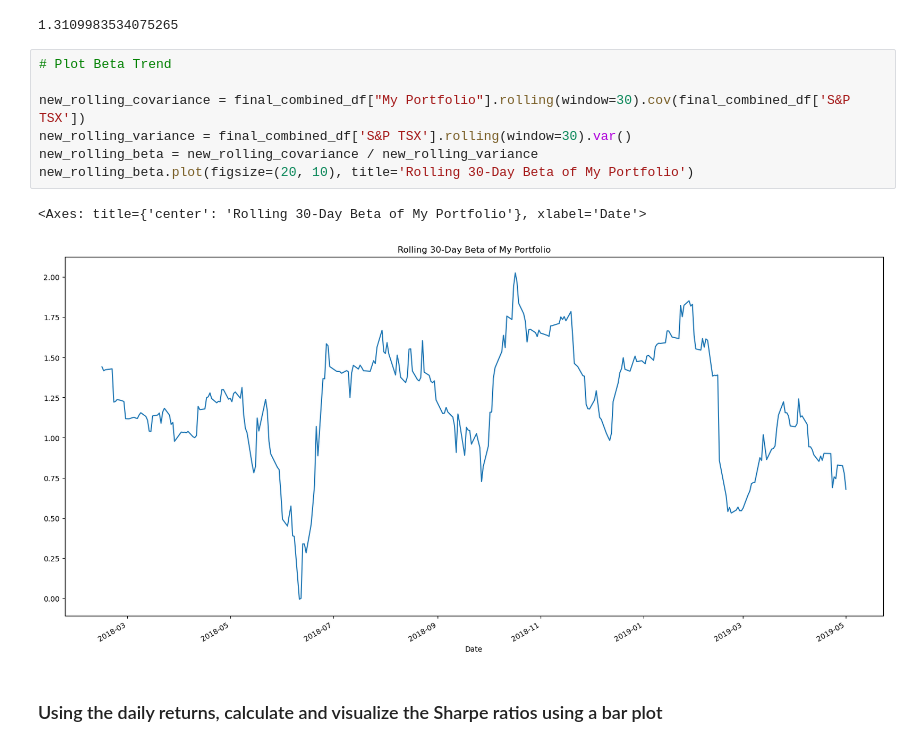
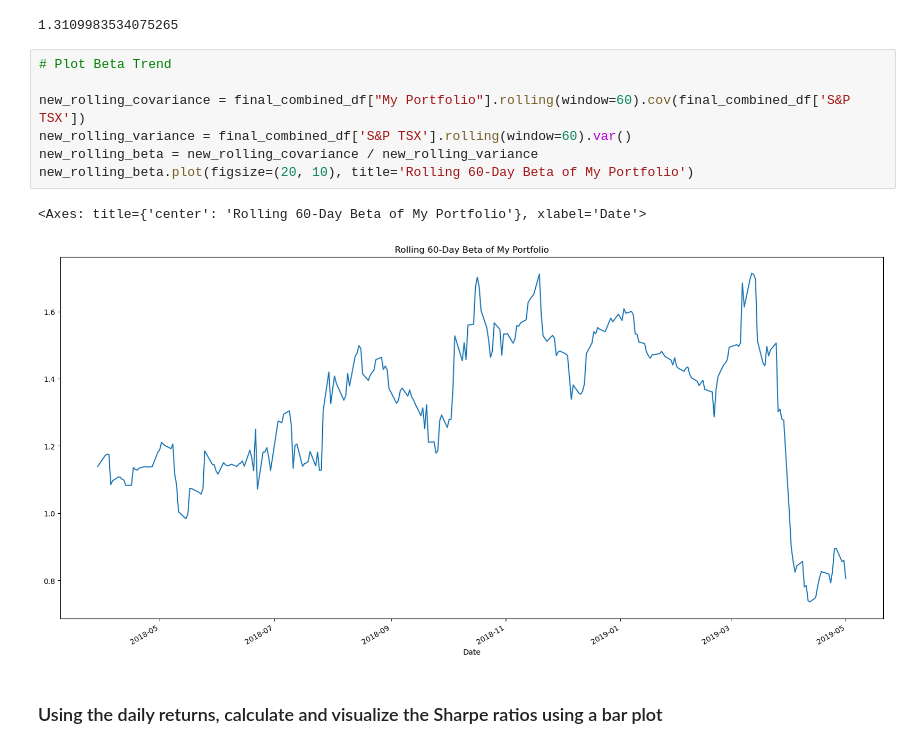
Before and after one commit to terabyte79/pandas_homework, a Jupyter notebook: whale_analysis.ipynb, the cells around one changed output. Saved outputs shown, nothing was run; the diff lists cells and outputs as text.

```diff
--- a/whale_analysis.ipynb
+++ b/whale_analysis.ipynb
@@ -703,13 +705,13 @@ my_portfolio_beta
 # %%
 # Plot Beta Trend
 
-new_rolling_covariance = final_combined_df["My Portfolio"].rolling(window=30).cov(final_combined_df['S&P TSX'])
-new_rolling_variance = final_combined_df['S&P TSX'].rolling(window=30).var()
+new_rolling_covariance = final_combined_df["My Portfolio"].rolling(window=60).cov(final_combined_df['S&P TSX'])
+new_rolling_variance = final_combined_df['S&P TSX'].rolling(window=60).var()
 new_rolling_beta = new_rolling_covariance / new_rolling_variance
-new_rolling_beta.plot(figsize=(20, 10), title='Rolling 30-Day Beta of My Portfolio')
+new_rolling_beta.plot(figsize=(20, 10), title='Rolling 60-Day Beta of My Portfolio')
 # %% [output]
-<Axes: title={'center': 'Rolling 30-Day Beta of My Portfolio'}, xlabel='Date'>
+<Axes: title={'center': 'Rolling 60-Day Beta of My Portfolio'}, xlabel='Date'>
-[figure, old version]
+[figure, new version]
 # %% [markdown]
 ### Using the daily returns, calculate and visualize the Sharpe ratios using a bar plot
 # %%
```
Also changed, not shown: parts of 3 cells of this notebook.
